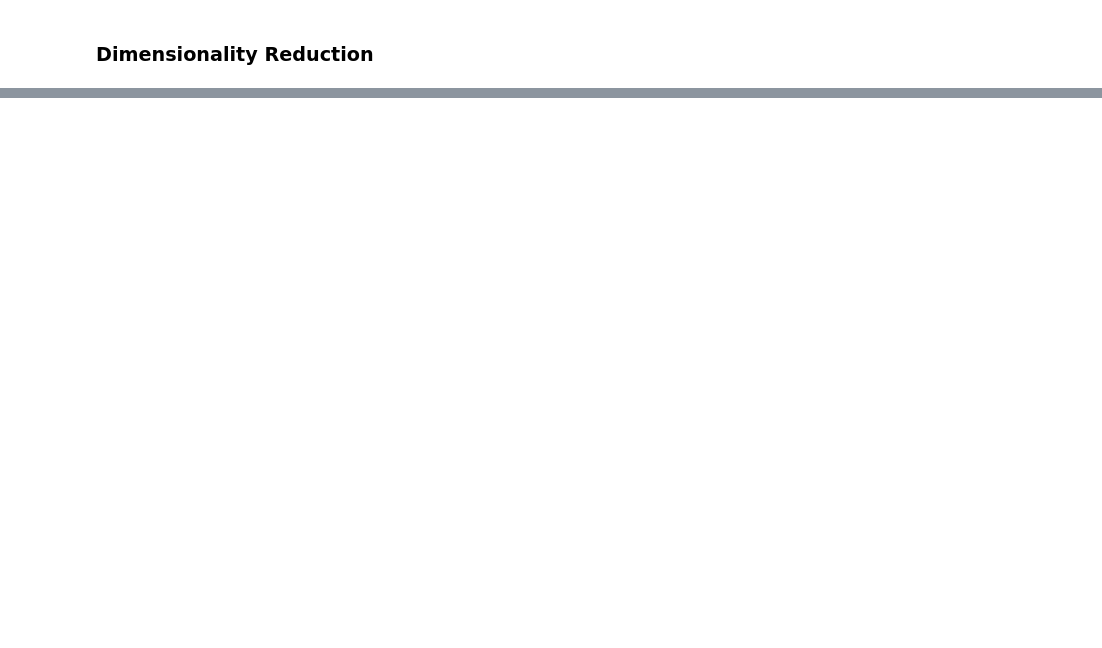
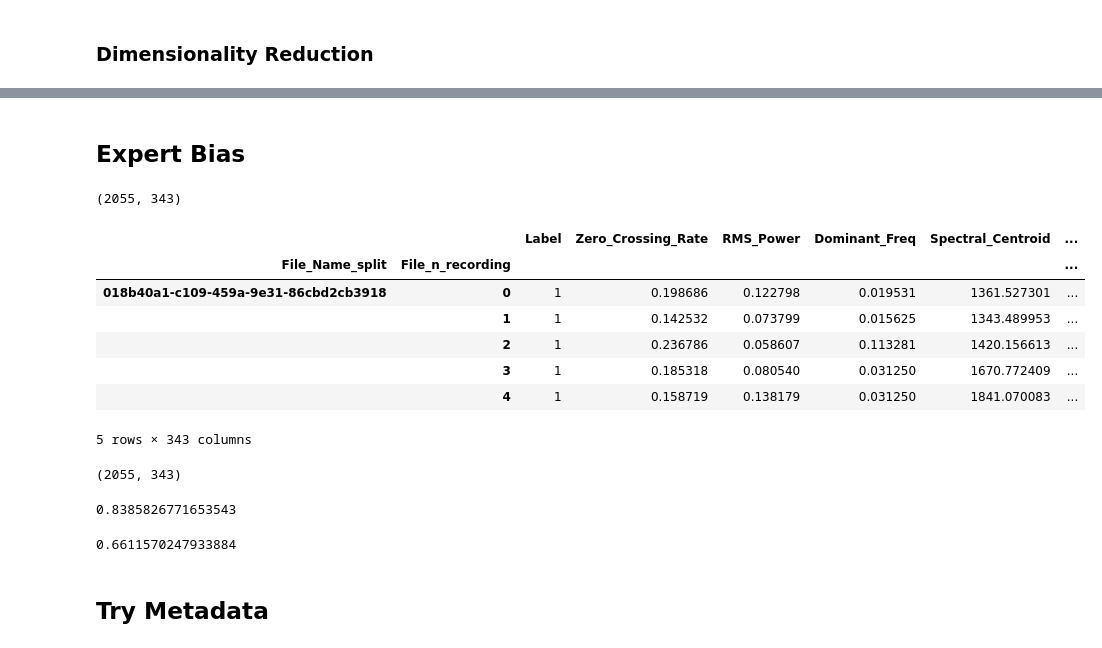
Before and after one commit to clelf/ML_Project2, a Jupyter notebook: scripts/P2 - EDA.ipynb, the cells around one changed output, grey strips where cells are left out. Drawn from its saved outputs; the diff is of its cells as text; code cells hidden in the pictures; blank space fills up the shorter version.

```diff
--- a/scripts/P2 - EDA.ipynb
+++ b/scripts/P2 - EDA.ipynb
@@ -415,0 +516,28 @@ plt.show()
+# %% [markdown]
+## Expert Bias
+# %%
+## Import, index, and split
+df = ih.read_and_merge_segmented_data()
+df = ih.index_df_by_person(df)
+df = ih.categorical_float_to_int(df)
+df = ih.categorical_to_dummy(df)
+# %%
+df1.shape
+# %% [output]
+(2055, 343)
+# %%
+#splitting the data according to the experts
+df1 = df[df['Expert']==1.0]
+df2 = df[df['Expert']==2.0]
+df3 = df[df['Expert']==3.0]
+# %%
+df1.head()
+# %% [output]
+|  |  | Label | Zero_Crossing_Rate | RMS_Power | Dominant_Freq | Spectral_Centroid | ... |
+| File_Name_split | File_n_recording |  |  |  |  |  | ... |
+| 018b40a1-c109-459a-9e31-86cbd2cb3918 | 0 | 1 | 0.198686 | 0.122798 | 0.019531 | 1361.527301 | ... |
+|  | 1 | 1 | 0.142532 | 0.073799 | 0.015625 | 1343.489953 | ... |
+|  | 2 | 1 | 0.236786 | 0.058607 | 0.113281 | 1420.156613 | ... |
+|  | 3 | 1 | 0.185318 | 0.080540 | 0.031250 | 1670.772409 | ... |
+|  | 4 | 1 | 0.158719 | 0.138179 | 0.031250 | 1841.070083 | ... |
+5 rows × 343 columns
@@ -415,0 +549,15 @@ plt.show()
+# %%
+test1
+df1.shape
+# %% [output]
+(2055, 343)
+# %%
+test2
+# %% [output]
+0.8385826771653543
+# %%
+test3
+# %% [output]
+0.6611570247933884
+# %% [markdown]
+## Try Metadata
```
Also changed, not shown: parts of 28 cells of this notebook, 23 other files.
